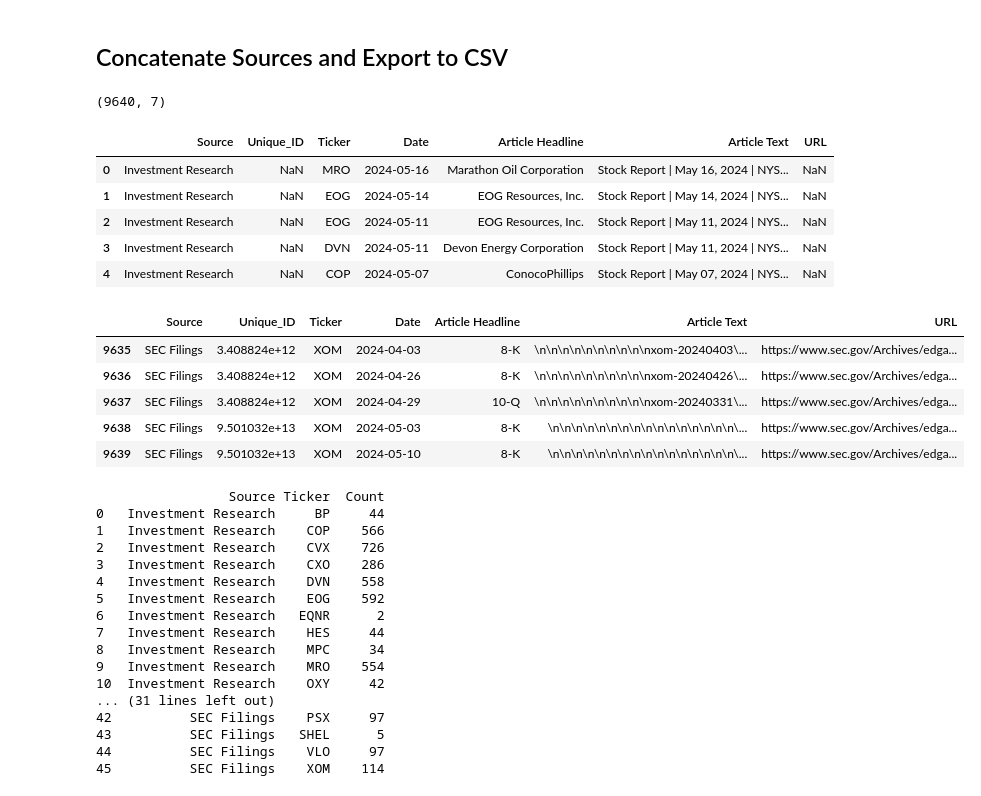
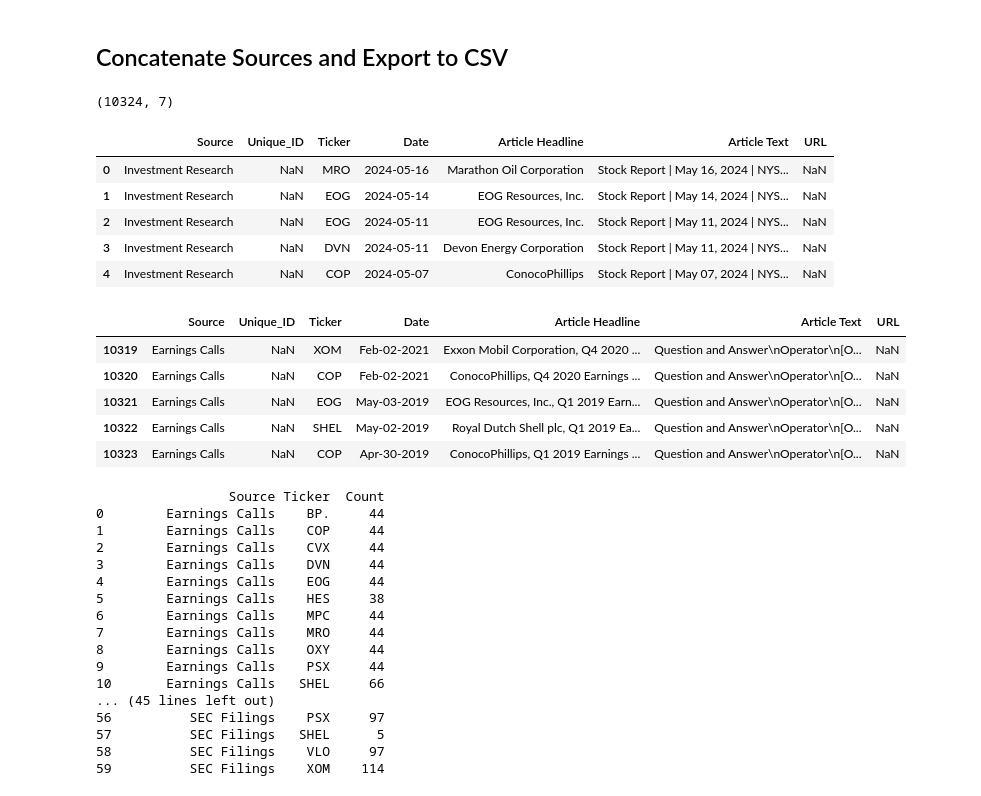
Before and after one commit to Kussil/Financial_Sentiment_LLM, a Jupyter notebook: 02_Cleaned_Data/Text_Preprocessing.ipynb, the cells around one changed output. Saved outputs shown, nothing was run; the diff lists cells and outputs as text; code cells hidden in the pictures.

Commit message:
Added earnings calls

```diff
--- a/02_Cleaned_Data/Text_Preprocessing.ipynb
+++ b/02_Cleaned_Data/Text_Preprocessing.ipynb
@@ -197,0 +205,13 @@ display(sec_df.head())
+# %%
+# Import csvs
+earnings1 = pd.read_csv('/content/CVX_Rice_project/01_Raw_Data/Earnings Transcripts/Chevron Corporation NYSE CVX Transcripts_ALL_Final.csv')
+earnings2 = pd.read_csv('/content/CVX_Rice_project/01_Raw_Data/Earnings Transcripts/EarningsTranscripts_DVN_HES_MPC_MRO_OXY_VLO_PSX_PDC_CXO_ALL_Final.csv')
+earnings3 = pd.read_csv('/content/CVX_Rice_project/01_Raw_Data/Earnings Transcripts/EarningsTranscripts_XOM_TTE_COP_EOG_BP_SHEL_ALL_Final.csv')
+earnings_presentations = pd.concat([earnings1, earnings2, earnings3], axis=0, ignore_index=True)
+
+# Split into presentation and Q&A
+earnings_qa = earnings_presentations.copy()
+earnings_presentations = earnings_presentations.drop(['Question and Answer Text'], axis=1)
+earnings_qa = earnings_qa.drop(['Presentation Text'], axis=1)
+display(earnings_presentations.head(1))
+display(earnings_qa.head(1))
@@ -197,0 +223,18 @@ display(sec_df.head())
+# %%
+# Rename drop, and reorder columns
+earnings_presentations = earnings_presentations.rename(columns={'Title': 'Article Headline', 'Presentation Text': 'Article Text'})
+earnings_qa = earnings_qa.rename(columns={'Title': 'Article Headline', 'Question and Answer Text': 'Article Text'})
+
+earnings_presentations = earnings_presentations.drop(['Type', 'Date / Time'], axis=1)
+earnings_qa = earnings_qa.drop(['Type', 'Date / Time'], axis=1)
+
+earnings_presentations['Source'] = 'Earnings Calls'
+earnings_qa['Source'] = 'Earnings Calls'
+
+earnings_presentations = earnings_presentations.reindex(columns=new_order)
+earnings_qa = earnings_qa.reindex(columns=new_order)
+
+display(earnings_presentations.shape)
+display(earnings_presentations.head())
+display(earnings_qa.shape)
+display(earnings_qa.head())
@@ -199,46 +257,46 @@ display(sec_df.head())
 ## Concatenate Sources and Export to CSV
 # %%
 # Concatenate
-text_df = pd.concat([invest_df, proquest_df, sec_df], ignore_index=True)
+text_df = pd.concat([invest_df, proquest_df, sec_df, earnings_presentations, earnings_qa], ignore_index=True)
 display(text_df.shape)
 display(text_df.head())
 display(text_df.tail())
 # %% [output]
-(9640, 7)
+(10324, 7)
 |  | Source | Unique_ID | Ticker | Date | Article Headline | Article Text | URL |
 | 0 | Investment Research | NaN | MRO | 2024-05-16 | Marathon Oil Corporation | Stock Report | May 16, 2024 | NYS... | NaN |
 | 1 | Investment Research | NaN | EOG | 2024-05-14 | EOG Resources, Inc. | Stock Report | May 14, 2024 | NYS... | NaN |
 | 2 | Investment Research | NaN | EOG | 2024-05-11 | EOG Resources, Inc. | Stock Report | May 11, 2024 | NYS... | NaN |
 | 3 | Investment Research | NaN | DVN | 2024-05-11 | Devon Energy Corporation | Stock Report | May 11, 2024 | NYS... | NaN |
 | 4 | Investment Research | NaN | COP | 2024-05-07 | ConocoPhillips | Stock Report | May 07, 2024 | NYS... | NaN |
 |  | Source | Unique_ID | Ticker | Date | Article Headline | Article Text | URL |
-| 9635 | SEC Filings | 3.408824e+12 | XOM | 2024-04-03 | 8-K | \n\n\n\n\n\n\n\n\n\nxom-20240403\... | https://www.sec.gov/Archives/edga... |
-| 9636 | SEC Filings | 3.408824e+12 | XOM | 2024-04-26 | 8-K | \n\n\n\n\n\n\n\n\n\nxom-20240426\... | https://www.sec.gov/Archives/edga... |
-| 9637 | SEC Filings | 3.408824e+12 | XOM | 2024-04-29 | 10-Q | \n\n\n\n\n\n\n\n\n\nxom-20240331\... | https://www.sec.gov/Archives/edga... |
-| 9638 | SEC Filings | 9.501032e+13 | XOM | 2024-05-03 | 8-K | \n\n\n\n\n\n\n\n\n\n\n\n\n\n\n\n\... | https://www.sec.gov/Archives/edga... |
-| 9639 | SEC Filings | 9.501032e+13 | XOM | 2024-05-10 | 8-K | \n\n\n\n\n\n\n\n\n\n\n\n\n\n\n\n\... | https://www.sec.gov/Archives/edga... |
+| 10319 | Earnings Calls | NaN | XOM | Feb-02-2021 | Exxon Mobil Corporation, Q4 2020 ... | Question and Answer\nOperator\n[O... | NaN |
+| 10320 | Earnings Calls | NaN | COP | Feb-02-2021 | ConocoPhillips, Q4 2020 Earnings ... | Question and Answer\nOperator\n[O... | NaN |
+| 10321 | Earnings Calls | NaN | EOG | May-03-2019 | EOG Resources, Inc., Q1 2019 Earn... | Question and Answer\nOperator\n[O... | NaN |
+| 10322 | Earnings Calls | NaN | SHEL | May-02-2019 | Royal Dutch Shell plc, Q1 2019 Ea... | Question and Answer\nOperator\n[O... | NaN |
+| 10323 | Earnings Calls | NaN | COP | Apr-30-2019 | ConocoPhillips, Q1 2019 Earnings ... | Question and Answer\nOperator\n[O... | NaN |
 # %%
 # Get a count of articles by source and ticker
 grouped_counts = text_df.groupby(['Source', 'Ticker']).size().reset_index(name='Count')
 print(grouped_counts)
 # %% [output]
                  Source Ticker  Count
-0   Investment Research     BP     44
-1   Investment Research    COP    566
-2   Investment Research    CVX    726
-3   Investment Research    CXO    286
-4   Investment Research    DVN    558
-5   Investment Research    EOG    592
-6   Investment Research   EQNR      2
-7   Investment Research    HES     44
-8   Investment Research    MPC     34
-9   Investment Research    MRO    554
-10  Investment Research    OXY     42
-... (31 lines left out)
-42          SEC Filings    PSX     97
-43          SEC Filings   SHEL      5
-44          SEC Filings    VLO     97
-45          SEC Filings    XOM    114
+0        Earnings Calls    BP.     44
+1        Earnings Calls    COP     44
+2        Earnings Calls    CVX     44
+3        Earnings Calls    DVN     44
+4        Earnings Calls    EOG     44
+5        Earnings Calls    HES     38
+6        Earnings Calls    MPC     44
+7        Earnings Calls    MRO     44
+8        Earnings Calls    OXY     44
+9        Earnings Calls    PSX     44
+10       Earnings Calls   SHEL     66
+... (45 lines left out)
+56          SEC Filings    PSX     97
+57          SEC Filings   SHEL      5
+58          SEC Filings    VLO     97
+59          SEC Filings    XOM    114
 # %%
 # Export as CSV
 # Note the consolidated file is too big now, will need to be consolidated in a df when used
```
Also changed, not shown: parts of 6 cells of this notebook.
